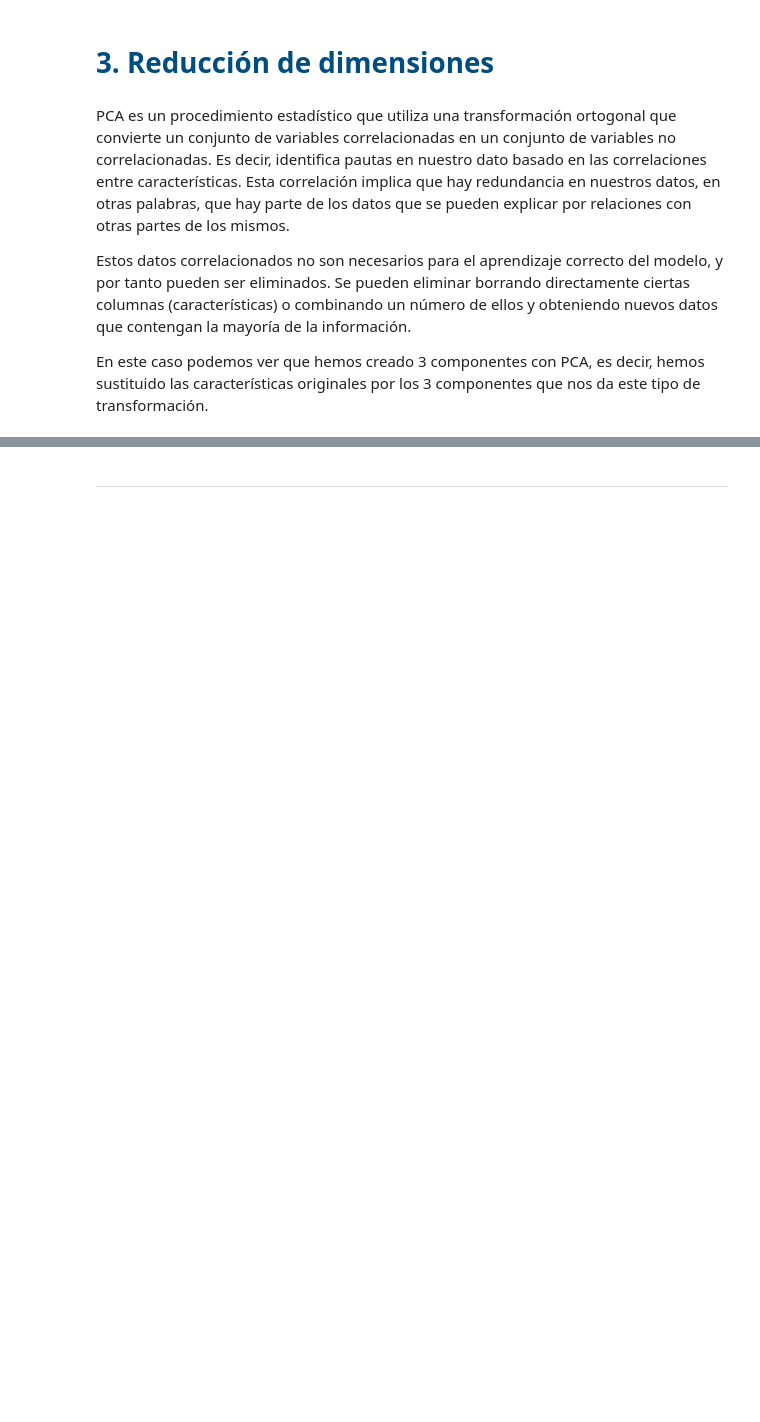
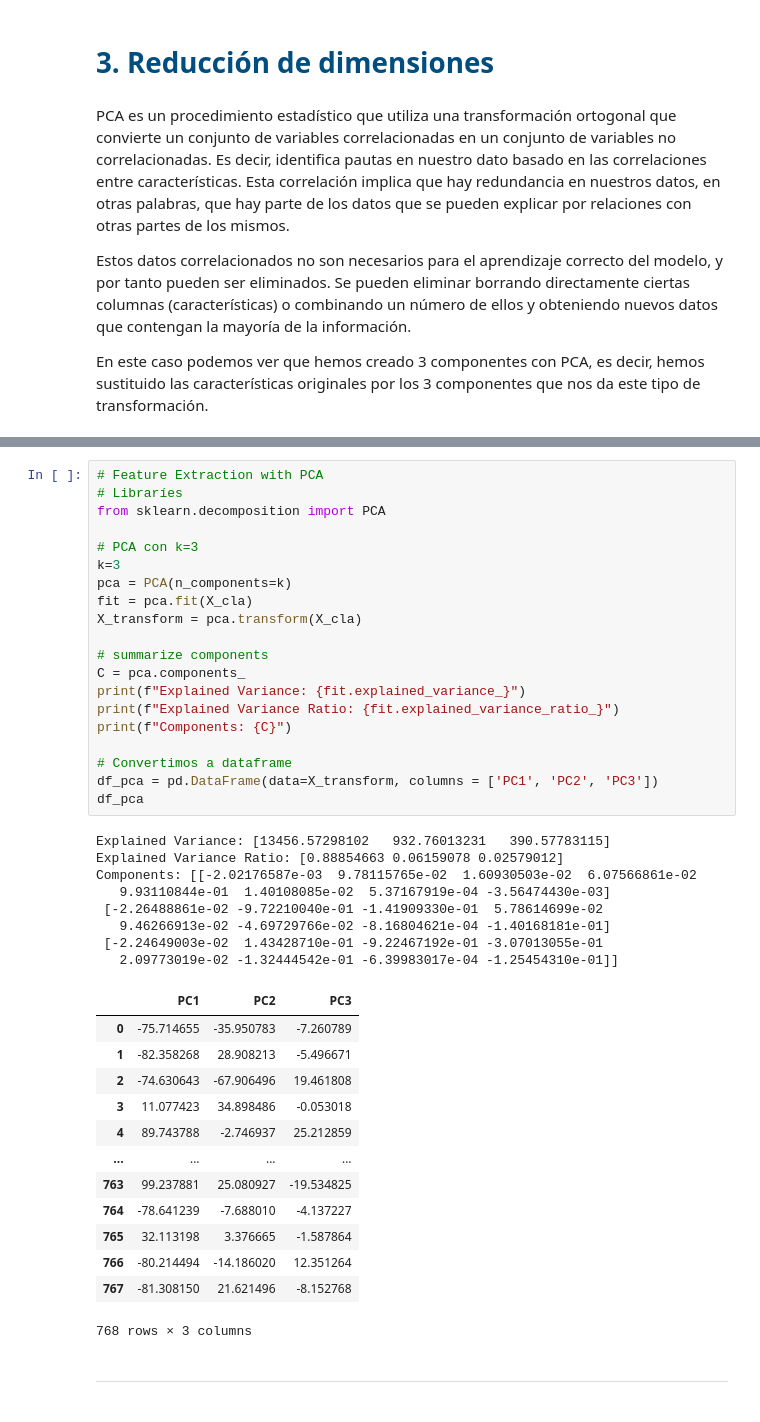
Before and after one commit to EnmanuelMartinsAbilheira/machine-learning-with-python-advanced-machine-learning, a Jupyter notebook: Cap 4. tratamiento de datos/Jupyter_Notebooks/4.3. Feature Importance.ipynb, the cells around one changed output, grey strips where cells are left out. Saved outputs shown, nothing was run; the diff lists cells and outputs as text; blank space fills up the shorter version.

Commit message:
Update 4.3. Feature Importance.ipynb
3. Reducción de dimensiones

```diff
--- a/Cap 4. tratamiento de datos/Jupyter_Notebooks/4.3. Feature Importance.ipynb
+++ b/Cap 4. tratamiento de datos/Jupyter_Notebooks/4.3. Feature Importance.ipynb
@@ -413,3 +391,45 @@ Componentes:
+# %%
+# Feature Extraction with PCA
+# Libraríes
+from sklearn.decomposition import PCA
+
+# PCA con k=3
+k=3
+pca = PCA(n_components=k)
+fit = pca.fit(X_cla)
+X_transform = pca.transform(X_cla)
+
+# summarize components
+C = pca.components_
+print(f"Explained Variance: {fit.explained_variance_}")
+print(f"Explained Variance Ratio: {fit.explained_variance_ratio_}")
+print(f"Components: {C}")
+
+# Convertimos a dataframe
+df_pca = pd.DataFrame(data=X_transform, columns = ['PC1', 'PC2', 'PC3'])
+df_pca
+# %% [output]
+Explained Variance: [13456.57298102   932.76013231   390.57783115]
+Explained Variance Ratio: [0.88854663 0.06159078 0.02579012]
+Components: [[-2.02176587e-03  9.78115765e-02  1.60930503e-02  6.07566861e-02
+   9.93110844e-01  1.40108085e-02  5.37167919e-04 -3.56474430e-03]
+ [-2.26488861e-02 -9.72210040e-01 -1.41909330e-01  5.78614699e-02
+   9.46266913e-02 -4.69729766e-02 -8.16804621e-04 -1.40168181e-01]
+ [-2.24649003e-02  1.43428710e-01 -9.22467192e-01 -3.07013055e-01
+   2.09773019e-02 -1.32444542e-01 -6.39983017e-04 -1.25454310e-01]]
+|  | PC1 | PC2 | PC3 |
+| 0 | -75.714655 | -35.950783 | -7.260789 |
+| 1 | -82.358268 | 28.908213 | -5.496671 |
+| 2 | -74.630643 | -67.906496 | 19.461808 |
+| 3 | 11.077423 | 34.898486 | -0.053018 |
+| 4 | 89.743788 | -2.746937 | 25.212859 |
+| ... | ... | ... | ... |
+| 763 | 99.237881 | 25.080927 | -19.534825 |
+| 764 | -78.641239 | -7.688010 | -4.137227 |
+| 765 | 32.113198 | 3.376665 | -1.587864 |
+| 766 | -80.214494 | -14.186020 | 12.351264 |
+| 767 | -81.308150 | 21.621496 | -8.152768 |
+768 rows × 3 columns
 # %% [markdown]
 <div style="text-align: right"> <font size=5>
     <a href="#indice"><i class="fa fa-arrow-circle-up" aria-hidden="true" style="color:#004D7F"></i></a>
```
Also changed, not shown: parts of 5 cells of this notebook.
